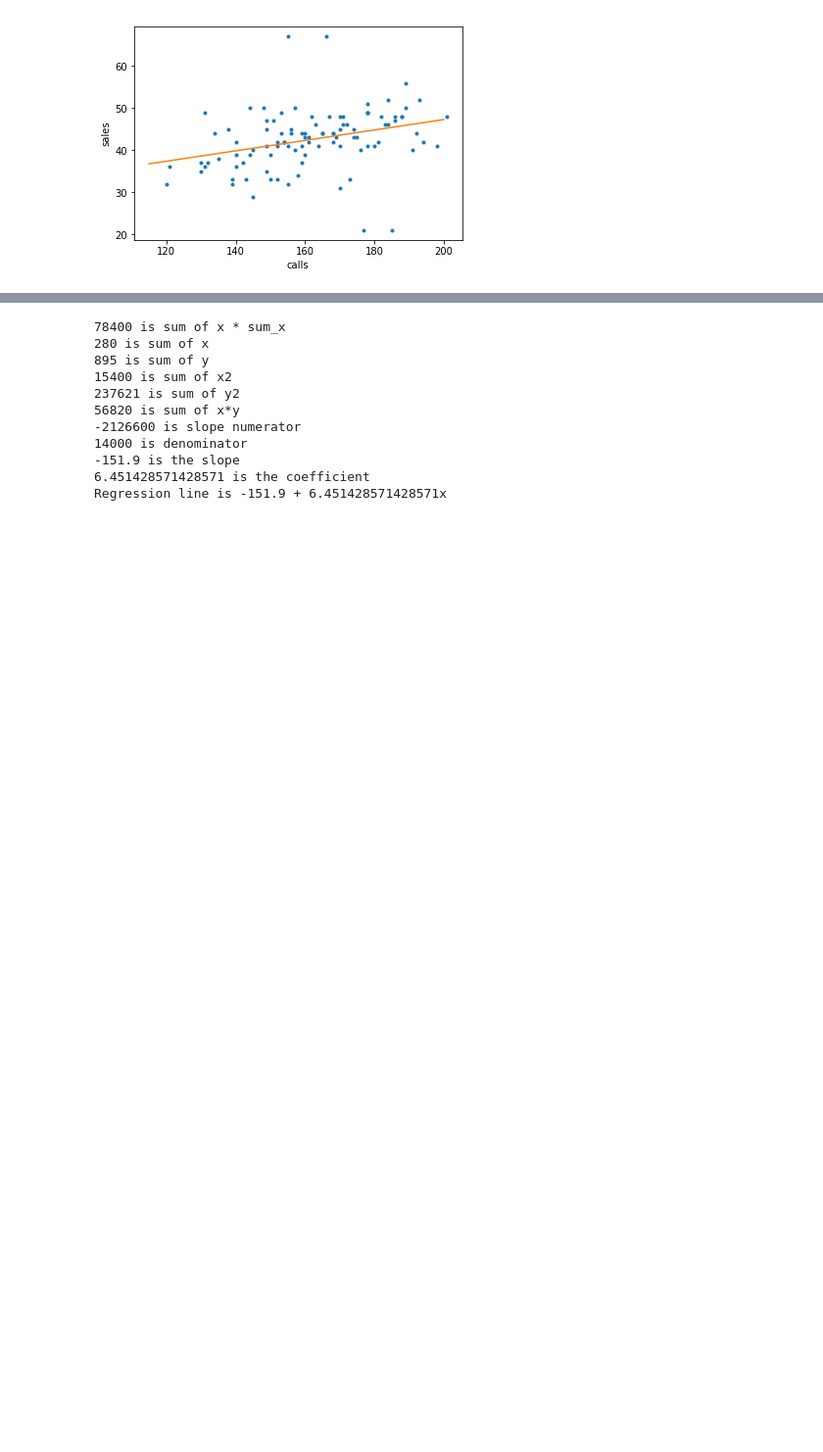
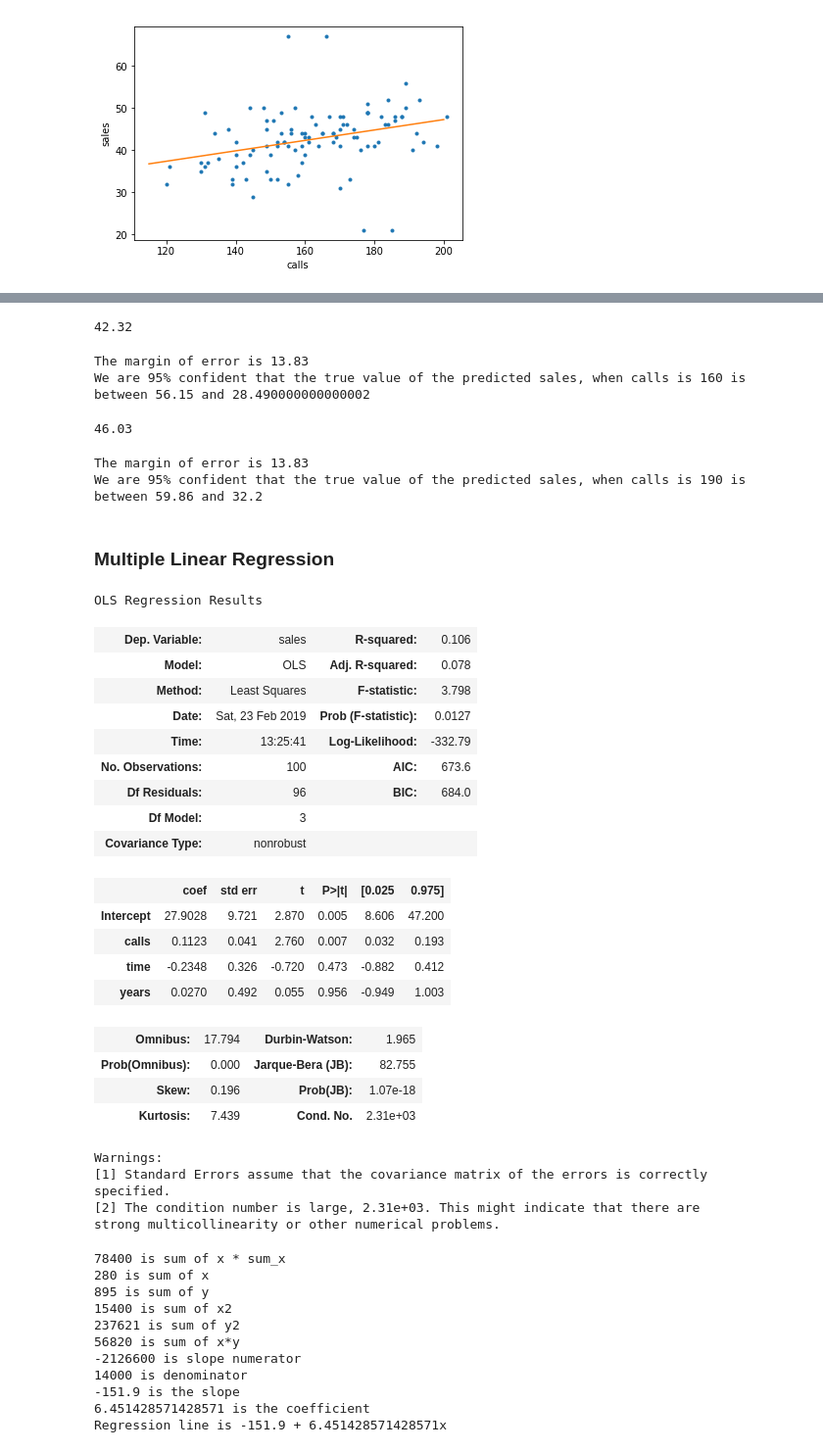
Before and after one commit to lerenah/statistics, a Jupyter notebook: MATH534.ipynb, the cells around one changed output, grey strips where cells are left out. Shown: that part at 98% size. Cells and saved outputs as stored; diff of their text form; code cells hidden in the pictures; blank space fills up the shorter version.

Commit message:
add multiple regression section

```diff
--- a/MATH534.ipynb
+++ b/MATH534.ipynb
@@ -544,3 +672,64 @@ strong multicollinearity or other numerical problems.
+# %%
+# When calls is 160
+y_hat_160 = round(b + (a * 160), 2)
+y_hat_160
+# %% [output]
+42.32
+# %%
+# Margin of Error
+marginE = round(t_stat * Serror * math.sqrt(1+ (1/n + ((x_selected - mean_calls)**2)/((n-1)*var_calls))), 2)
+UL = round(marginE + y_hat_160, 2)
+LL = y_hat_160 - marginE
+print("The margin of error is {}".format(marginE))
+print("We are 95% confident that the true value of the predicted sales, when calls is 160 is between {} and {}".format(UL, LL))
+# %% [output]
+The margin of error is 13.83
+We are 95% confident that the true value of the predicted sales, when calls is 160 is between 56.15 and 28.490000000000002
+# %%
+# When calls is 190
+y_hat_190 = round(b + (a * 190), 2)
+y_hat_190
+# %% [output]
+46.03
+# %%
+# Margin of Error
+marginE = round(t_stat * Serror * math.sqrt(1+ (1/n + ((x_selected - mean_calls)**2)/((n-1)*var_calls))), 2)
+UL = round(marginE + y_hat_190, 2)
+LL = y_hat_190 - marginE
+print("The margin of error is {}".format(marginE))
+print("We are 95% confident that the true value of the predicted sales, when calls is 190 is between {} and {}".format(UL, LL))
+# %% [output]
+The margin of error is 13.83
+We are 95% confident that the true value of the predicted sales, when calls is 190 is between 59.86 and 32.2
+# %% [markdown]
+### Multiple Linear Regression
+# %%
+lm = smapi.ols(formula="sales ~ calls+time+years", data=df).fit()
+lm.summary()
+# %% [output]
+OLS Regression Results
+| Dep. Variable: | sales | R-squared: | 0.106 |
+| Model: | OLS | Adj. R-squared: | 0.078 |
+| Method: | Least Squares | F-statistic: | 3.798 |
+| Date: | Sat, 23 Feb 2019 | Prob (F-statistic): | 0.0127 |
+| Time: | 13:25:41 | Log-Likelihood: | -332.79 |
+| No. Observations: | 100 | AIC: | 673.6 |
+| Df Residuals: | 96 | BIC: | 684.0 |
+| Df Model: | 3 |  |  |
+| Covariance Type: | nonrobust |  |  |
+|  | coef | std err | t | P>|t| | [0.025 | 0.975] |
+| Intercept | 27.9028 | 9.721 | 2.870 | 0.005 | 8.606 | 47.200 |
+| calls | 0.1123 | 0.041 | 2.760 | 0.007 | 0.032 | 0.193 |
+| time | -0.2348 | 0.326 | -0.720 | 0.473 | -0.882 | 0.412 |
+| years | 0.0270 | 0.492 | 0.055 | 0.956 | -0.949 | 1.003 |
+| Omnibus: | 17.794 | Durbin-Watson: | 1.965 |
+| Prob(Omnibus): | 0.000 | Jarque-Bera (JB): | 82.755 |
+| Skew: | 0.196 | Prob(JB): | 1.07e-18 |
+| Kurtosis: | 7.439 | Cond. No. | 2.31e+03 |
+Warnings:
+[1] Standard Errors assume that the covariance matrix of the errors is correctly specified.
+[2] The condition number is large, 2.31e+03. This might indicate that there are
+strong multicollinearity or other numerical problems.
 # %%
 xa = 20
 xb = 30
```
Also changed, not shown: parts of 26 cells of this notebook.
